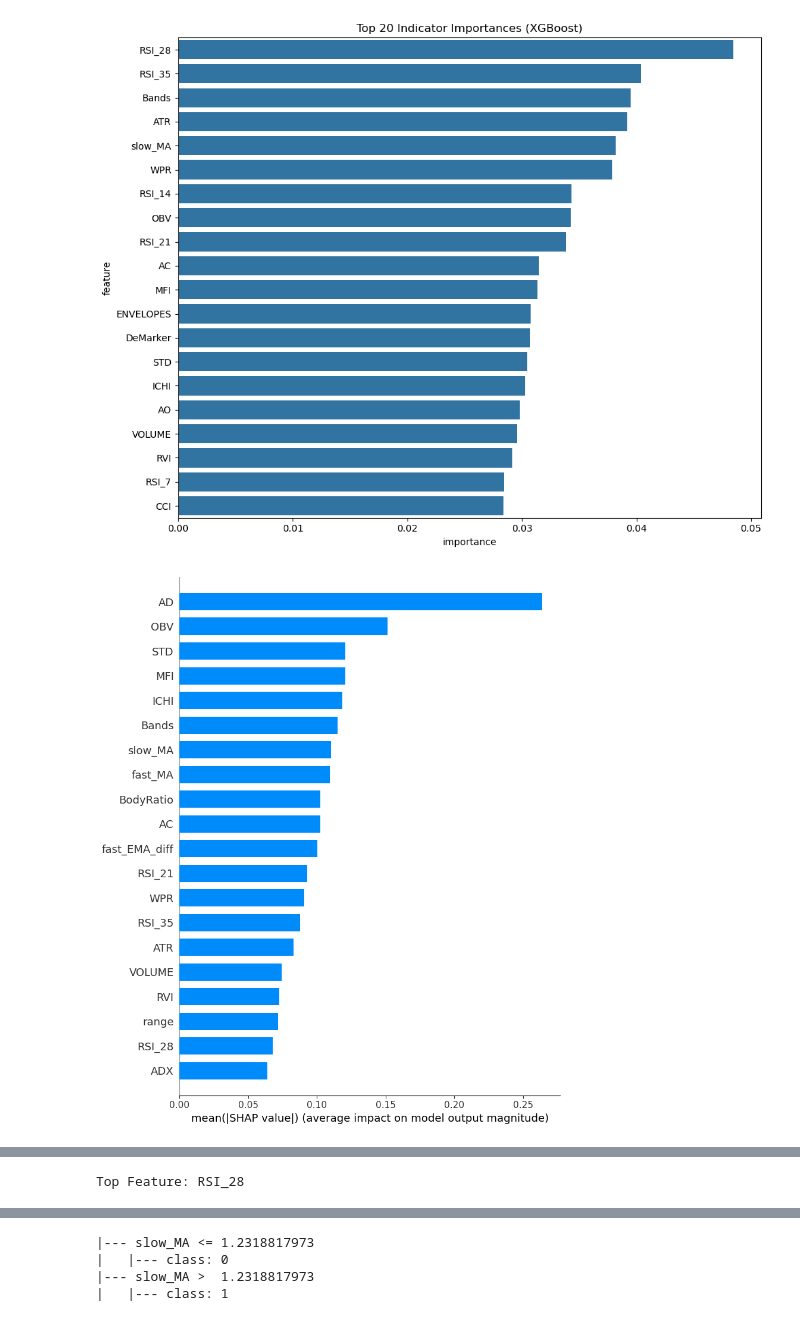
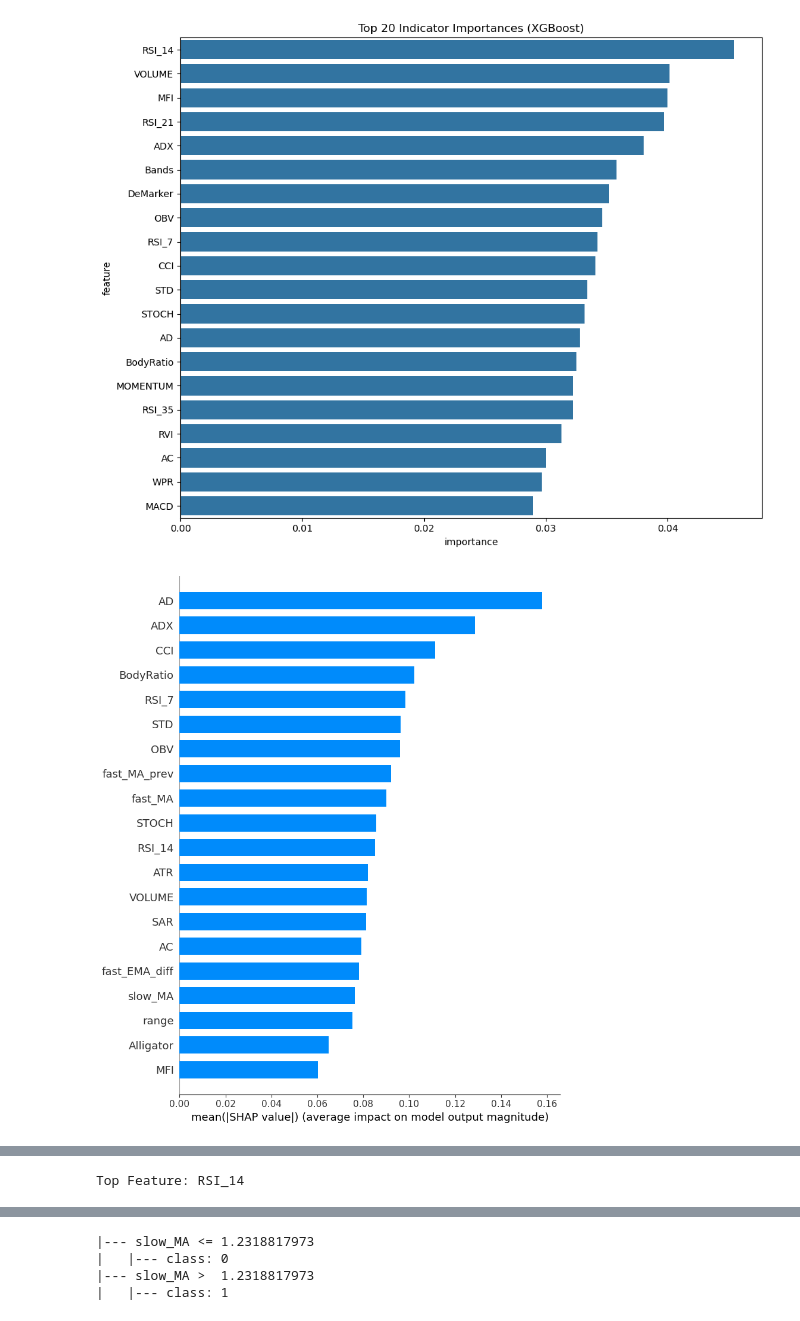
Before and after one commit to FrisDomonkos/MetaTrader_4, a Jupyter notebook: Classifciation.ipynb, the cells around one changed output, grey strips where cells are left out. Cells and saved outputs as stored; diff of their text form; code cells hidden in the pictures.

```diff
--- a/Classifciation.ipynb
+++ b/Classifciation.ipynb
@@ -22,18 +56,16 @@ merge_df = merge_open_close(open_df,close_df)
 # %%
-train_df = prepare_data(merge_df)
-short_train_df = train_df[train_df['Type_open'] == 'Short']
-long_train_df = train_df[train_df['Type_open'] == 'Long']
+train_df = prepare_data(df_dict['JumpTrailing_NoFilter_None'][0])
 # %%
 exclude_cols = [
     "Profit",
     "Target",
     'Test_ID',
-    'Type_open',
+    'Type',
     'Ticket'
 ]
 
-X = long_train_df.drop(columns=exclude_cols)
-y = long_train_df["Target"]
+X = train_df.drop(columns=exclude_cols)
+y = train_df["Target"]
 
 # =========================================================
 # 4. HANDLE NON-NUMERIC COLUMNS
@@ -207,2 +239,2 @@ weighted avg       0.74      0.70      0.59      6697
-[figure, old version]
+[figure, new version]
-[figure, old version]
+[figure, new version]
@@ -210 +242 @@ weighted avg       0.74      0.70      0.59      6697
-Top Feature: RSI_28
+Top Feature: RSI_14
```
Also changed, not shown: parts of 3 cells of this notebook, 5 other files.
